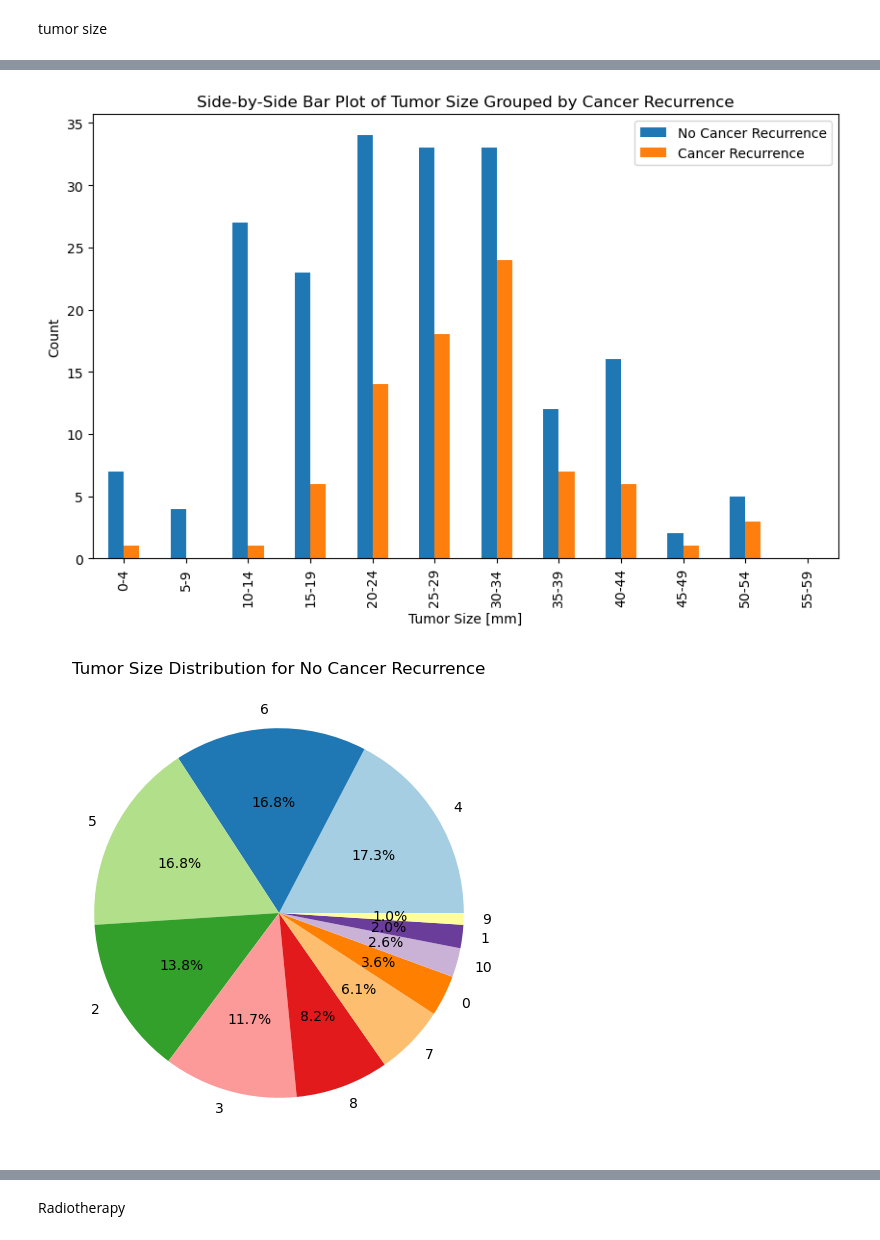
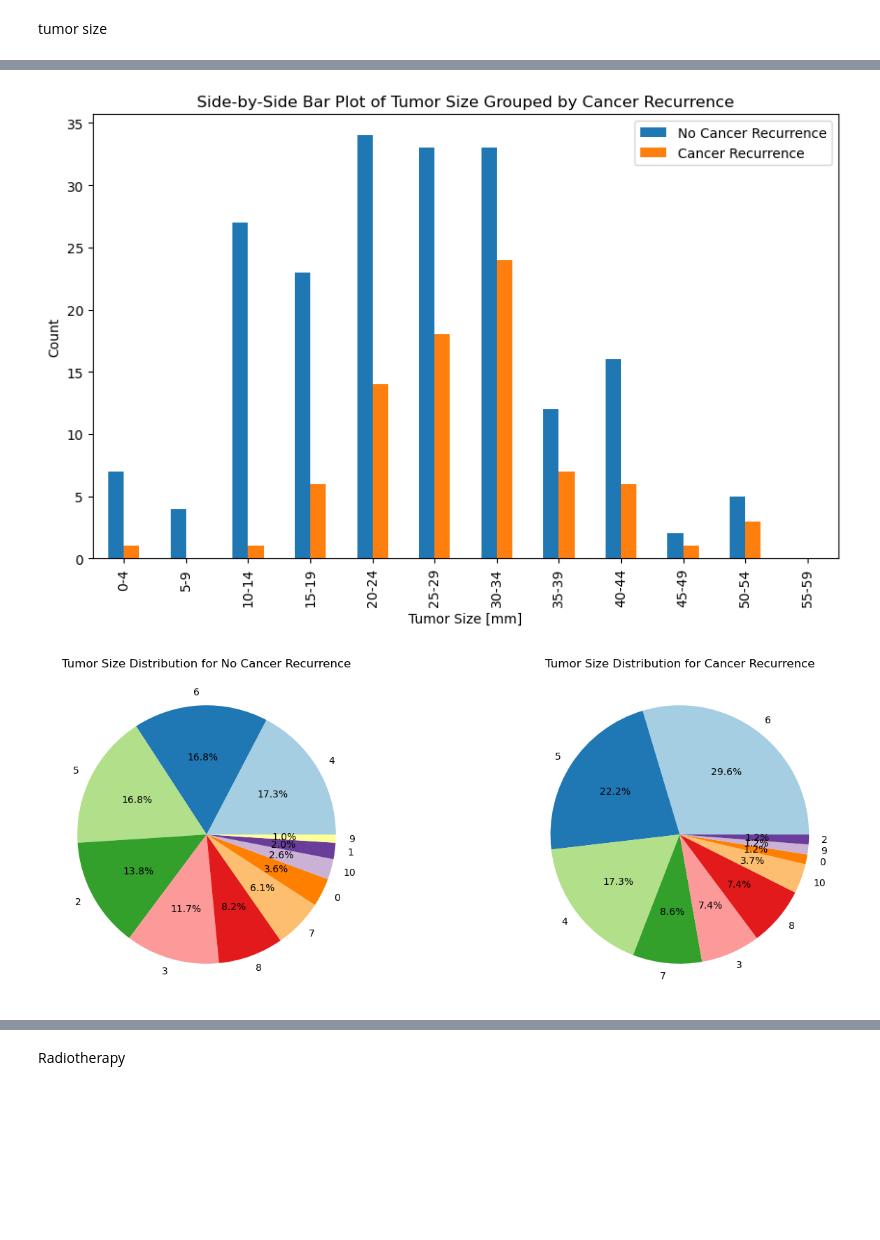
Before and after one commit to VicBracke/_Repo_ML_Project, a Jupyter notebook: Data_visualization.ipynb, the cells around one changed output, grey strips where cells are left out. Saved outputs shown, nothing was run; the diff lists cells and outputs as text; code cells hidden in the pictures; blank space fills up the shorter version.

```diff
--- a/Data_visualization.ipynb
+++ b/Data_visualization.ipynb
@@ -210,38 +281,39 @@ tumor_size_crosstab.plot(kind='bar', stacked=False, figsize=(10, 6))
 # Add titles and labels
 plt.title('Side-by-Side Bar Plot of Tumor Size Grouped by Cancer Recurrence')
 plt.xlabel('Tumor Size [mm]')
 plt.ylabel('Count')
 plt.legend(['No Cancer Recurrence', 'Cancer Recurrence'])
 plt.show()
 
+# Plot the pie charts side by side
+fig, axs = plt.subplots(1, 2, figsize=(16, 6))
+
 # Create a pie chart for no cancer recurrence
 no_recurrence_counts = df[df['cancer_recurrence'] == 0]['tumor_size'].value_counts()
-plt.figure(figsize=(8, 6))
-plt.pie(no_recurrence_counts, labels=no_recurrence_counts.index, autopct='%1.1f%%', colors=plt.cm.Paired.colors)
-plt.title('Tumor Size Distribution for No Cancer Recurrence')
-plt.show()
+axs[0].pie(no_recurrence_counts, labels=no_recurrence_counts.index, autopct='%1.1f%%', colors=plt.cm.Paired.colors)
+axs[0].set_title('Tumor Size Distribution for No Cancer Recurrence')
 
 # Create a pie chart for cancer recurrence
 recurrence_counts = df[df['cancer_recurrence'] == 1]['tumor_size'].value_counts()
-plt.figure(figsize=(8, 6))
-plt.pie(recurrence_counts, labels=recurrence_counts.index, autopct='%1.1f%%', colors=plt.cm.Paired.colors)
-plt.title('Tumor Size Distribution for Cancer Recurrence')
+axs[1].pie(recurrence_counts, labels=recurrence_counts.index, autopct='%1.1f%%', colors=plt.cm.Paired.colors)
+axs[1].set_title('Tumor Size Distribution for Cancer Recurrence')
+
 plt.show()
 # %% [output]
 | cancer_recurrence | 0 | 1 |
 | tumor_size |  |  |
 | 0-4 | 7 | 1 |
 | 5-9 | 4 | 0 |
 | 10-14 | 27 | 1 |
 | 15-19 | 23 | 6 |
 | 20-24 | 34 | 14 |
 | 25-29 | 33 | 18 |
 | 30-34 | 33 | 24 |
 | 35-39 | 12 | 7 |
 | 40-44 | 16 | 6 |
 | 45-49 | 2 | 1 |
 | 50-54 | 5 | 3 |
 | 55-59 | 0 | 0 |
 [figure]
 [figure]
-[figure, old version]
+[figure, new version]
```
Also changed, not shown: parts of 10 cells of this notebook, 21 other files.
